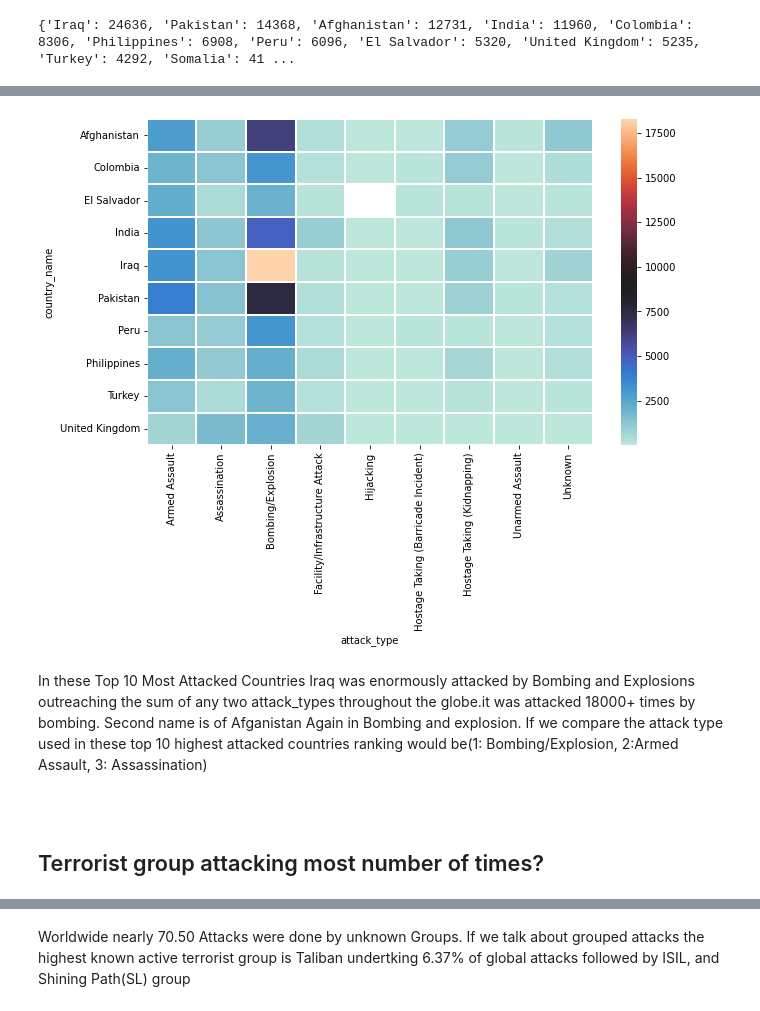
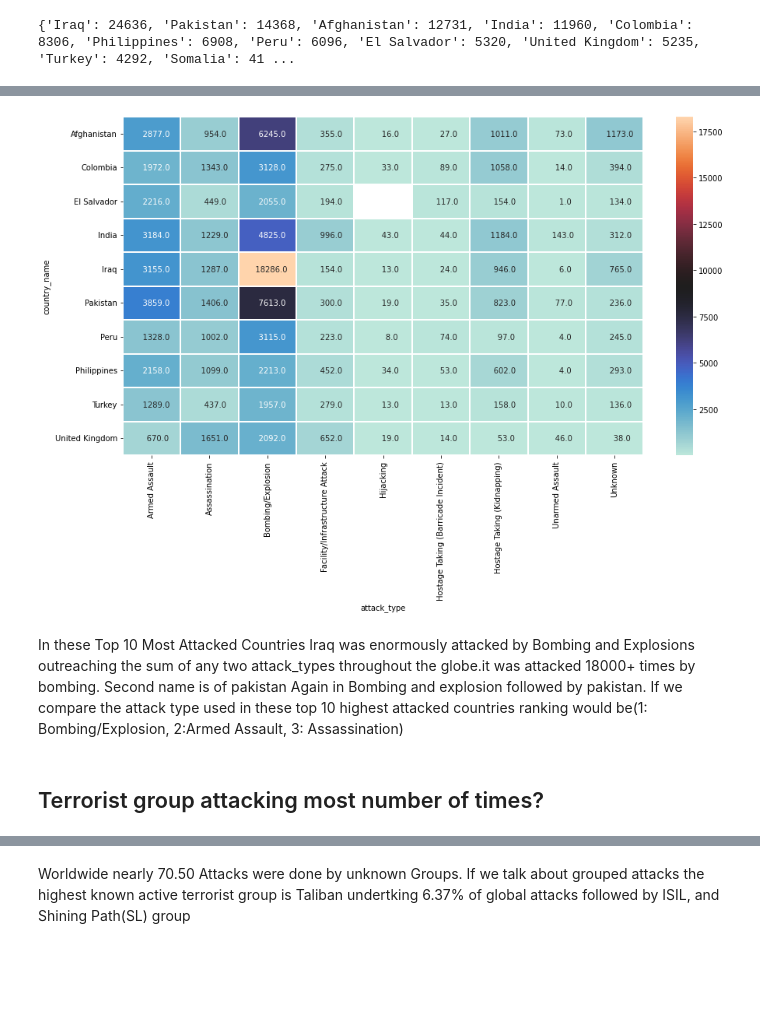
Before and after one commit to ashutosh-sharma-xi/Global-Terrorism-Analysis, a Jupyter notebook: Global_Terrorism_Analysis_Capstone_Project.ipynb, the cells around one changed output, grey strips where cells are left out. Cells and saved outputs as stored; diff of their text form; code cells hidden in the pictures; blank space fills up the shorter version.

````diff
--- a/Global_Terrorism_Analysis_Capstone_Project.ipynb
+++ b/Global_Terrorism_Analysis_Capstone_Project.ipynb
@@ -308,17 +348,13 @@ pivot
 # %%
-fig, ax = plt.subplots(figsize=(10,6))
-atk_map = sns.heatmap(pivot,annot=False,linewidths=1, linecolor = 'white', cmap="icefire" ,ax=ax)
+# plot a heatmap
+fig, ax = plt.subplots(figsize=(15,8))
+atk_map = sns.heatmap(pivot,annot=True,linewidths=1, linecolor = 'white', cmap="icefire" ,ax=ax,fmt="10")
 plt.show()
 # %% [output]
-[figure, old version]
+[figure, new version]
 # %% [markdown]
-In these Top 10 Most Attacked Countries Iraq was enormously attacked by Bombing and Explosions outreaching the sum of any two attack_types throughout the globe.it was attacked 18000+ times by bombing. Second name is of Afganistan Again in Bombing and explosion.
+In these Top 10 Most Attacked Countries Iraq was enormously attacked by Bombing and Explosions outreaching the sum of any two attack_types throughout the globe.it was attacked 18000+ times by bombing. Second name is of pakistan Again in Bombing and explosion followed by pakistan.
 If we compare the attack type used in these top 10 highest attacked countries ranking would be(1: Bombing/Explosion, 2:Armed Assault, 3: Assassination)
 # %% [markdown]
 
-
-```
-
-```
-
 ## Terrorist group attacking most number of times?
````
Also changed, not shown: parts of 53 cells of this notebook.
